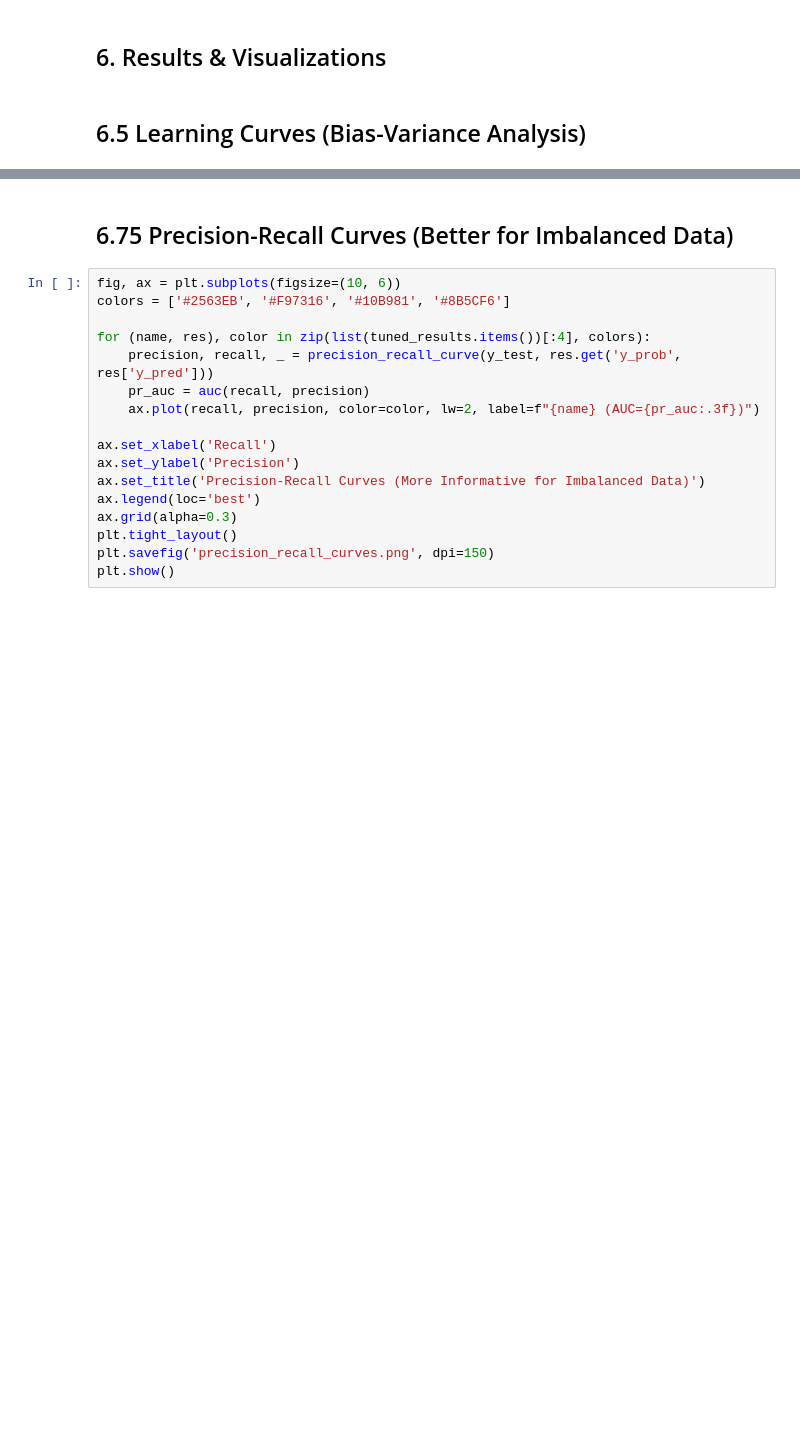
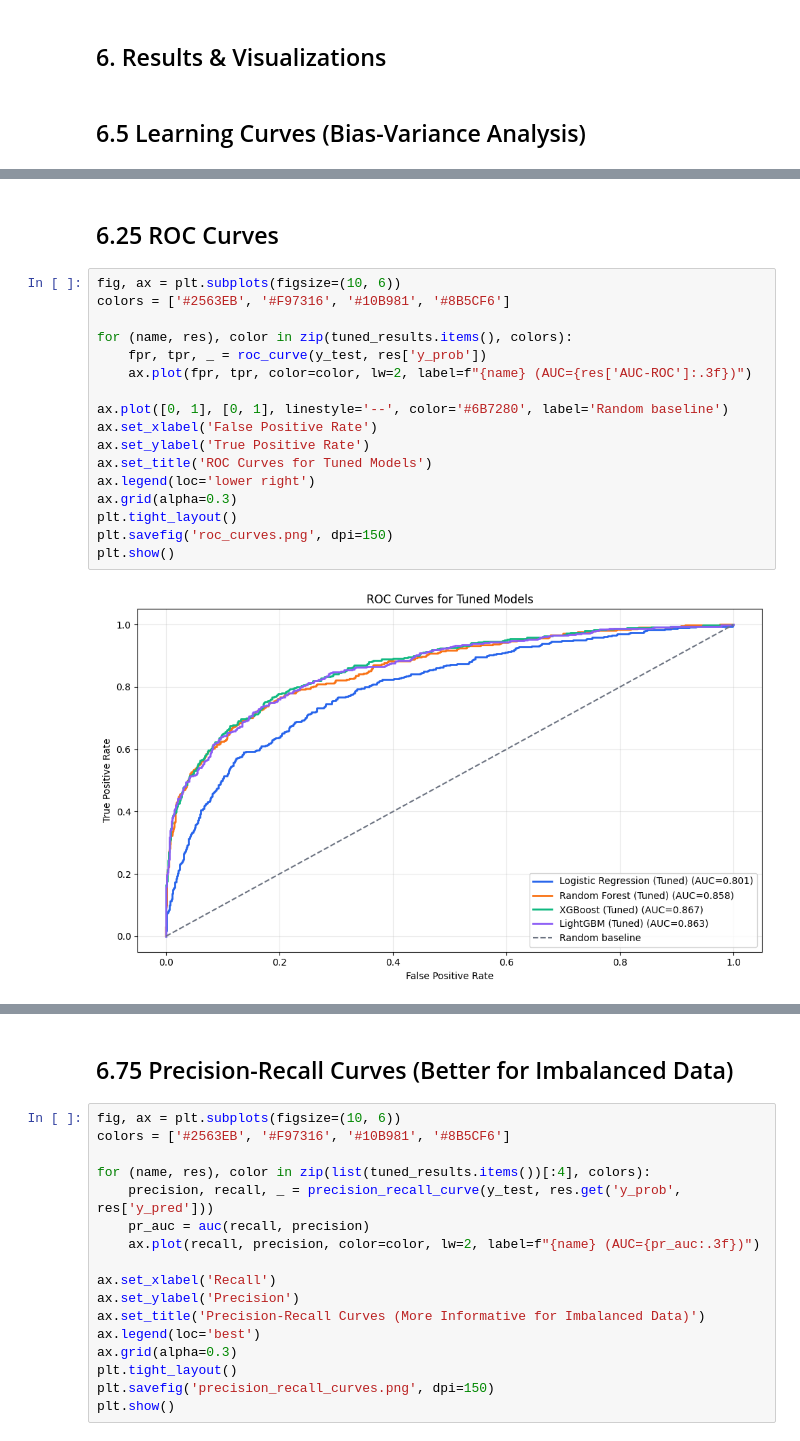
Before and after one commit to aryamahadik/DS506-Project-Proposal-Name-Arya-Laukik-Shreeram, a Jupyter notebook: churn pipeline.ipynb, the cells around one changed output, grey strips where cells are left out. Saved outputs shown, nothing was run; the diff lists cells and outputs as text; blank space fills up the shorter version.

```diff
--- a/churn pipeline.ipynb
+++ b/churn pipeline.ipynb
@@ -423,0 +426,21 @@ plt.show()
+# %% [markdown]
+## 6.25 ROC Curves
+# %%
+fig, ax = plt.subplots(figsize=(10, 6))
+colors = ['#2563EB', '#F97316', '#10B981', '#8B5CF6']
+
+for (name, res), color in zip(tuned_results.items(), colors):
+    fpr, tpr, _ = roc_curve(y_test, res['y_prob'])
+    ax.plot(fpr, tpr, color=color, lw=2, label=f"{name} (AUC={res['AUC-ROC']:.3f})")
+
+ax.plot([0, 1], [0, 1], linestyle='--', color='#6B7280', label='Random baseline')
+ax.set_xlabel('False Positive Rate')
+ax.set_ylabel('True Positive Rate')
+ax.set_title('ROC Curves for Tuned Models')
+ax.legend(loc='lower right')
+ax.grid(alpha=0.3)
+plt.tight_layout()
+plt.savefig('roc_curves.png', dpi=150)
+plt.show()
+# %% [output]
+[figure, added]
```
Also changed, not shown: parts of 15 cells of this notebook, 22 other files.
